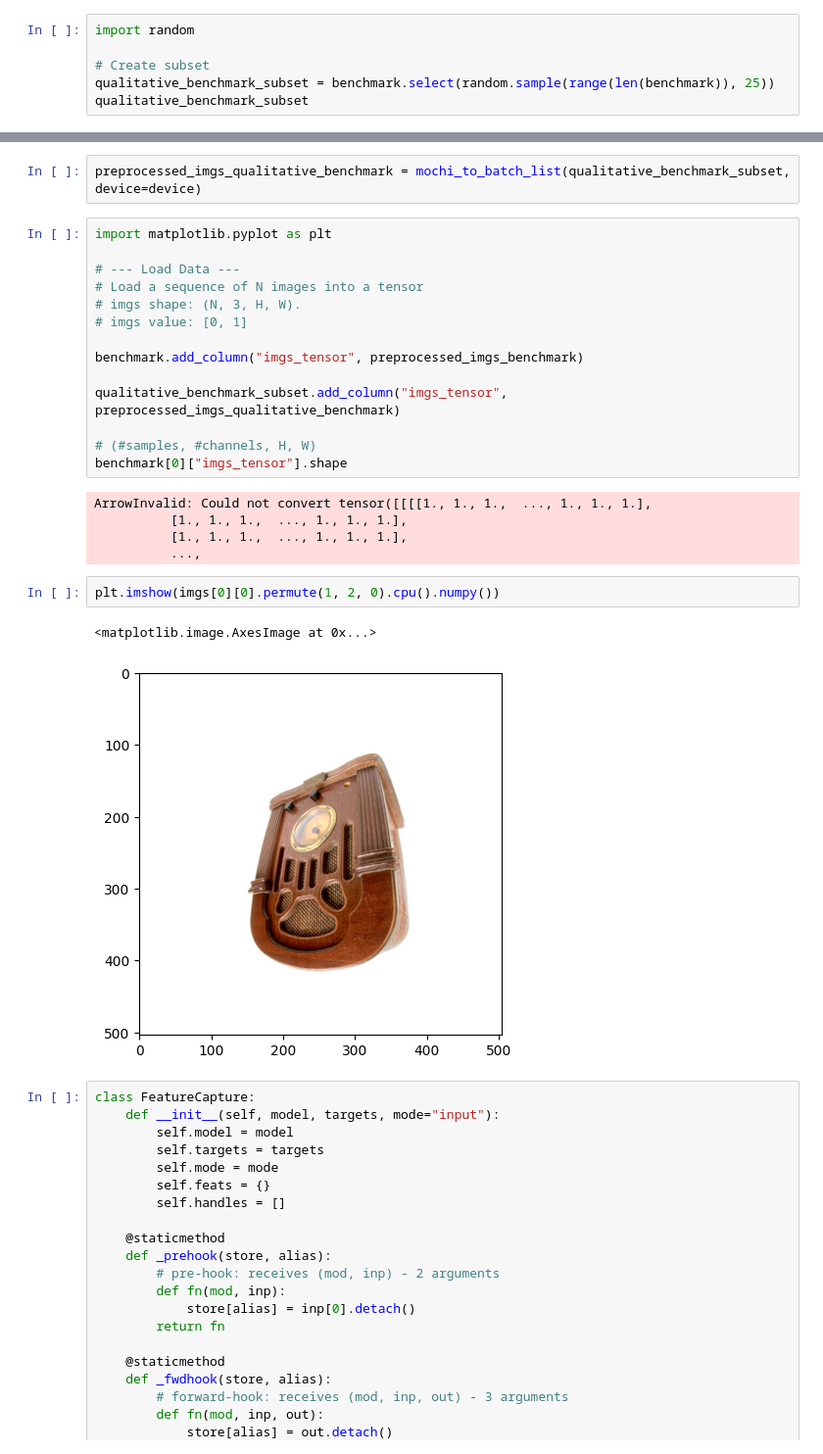
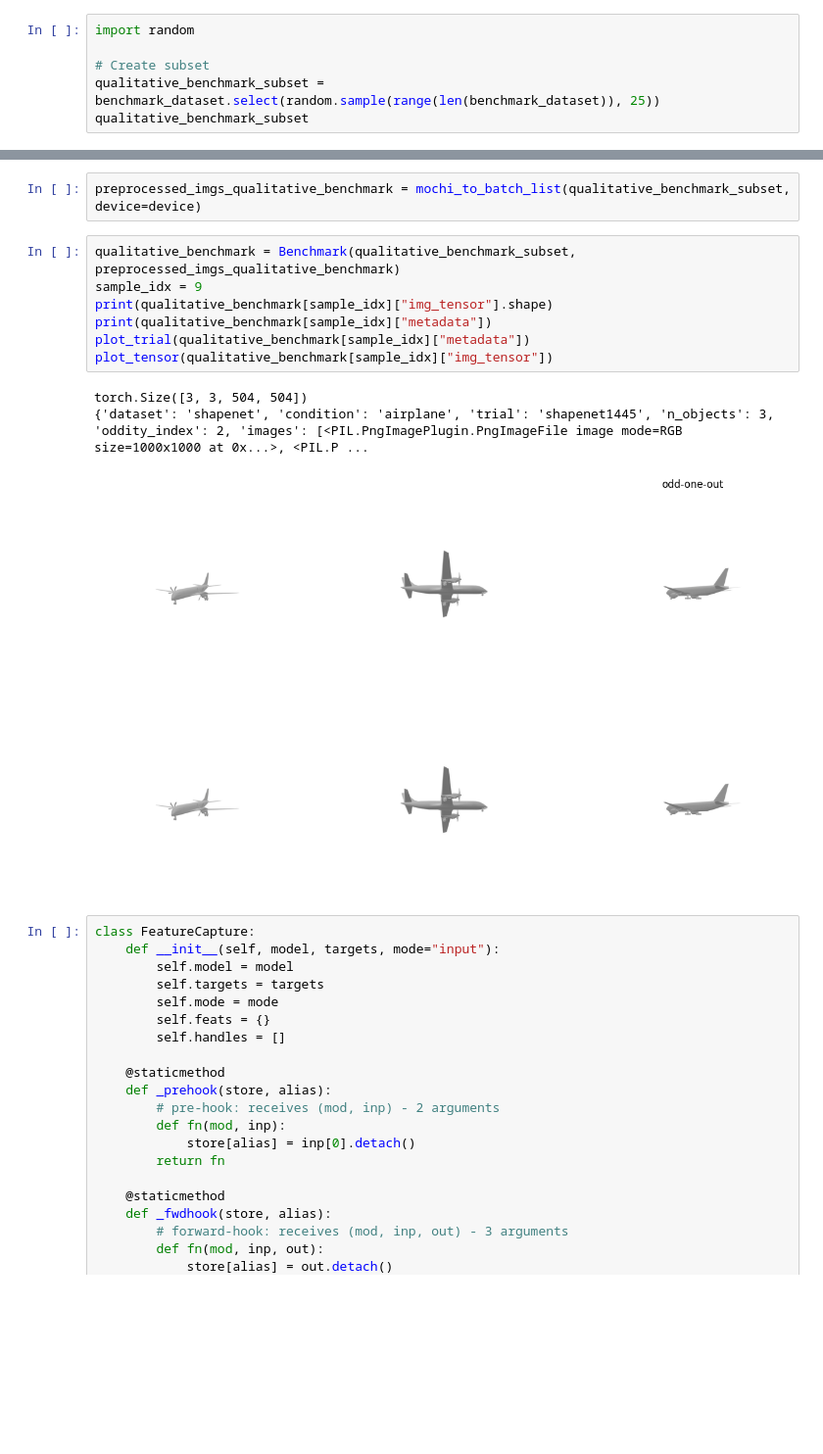
Before and after one commit to jjordanoc/3d-perceptual-eval, a Jupyter notebook: pi3_eval.ipynb, the cells around one changed output, grey strips where cells are left out. Shown at 98% size. Drawn from its saved outputs; the diff is of its cells as text; blank space fills up the shorter version.

```diff
--- a/pi3_eval.ipynb
+++ b/pi3_eval.ipynb
@@ -96,7 +99,7 @@ benchmark
 import random
 
 # Create subset
-qualitative_benchmark_subset = benchmark.select(random.sample(range(len(benchmark)), 25))
+qualitative_benchmark_subset = benchmark_dataset.select(random.sample(range(len(benchmark_dataset)), 25))
 qualitative_benchmark_subset
 # %% [output]
 Dataset({
@@ -215,29 +271,17 @@ torch.Size([3, 3, 504, 504])
 # %%
 preprocessed_imgs_qualitative_benchmark = mochi_to_batch_list(qualitative_benchmark_subset, device=device)
-# %%
-import matplotlib.pyplot as plt
-
-# --- Load Data ---
-# Load a sequence of N images into a tensor
-# imgs shape: (N, 3, H, W).
-# imgs value: [0, 1]
-
-benchmark.add_column("imgs_tensor", preprocessed_imgs_benchmark)
-
-qualitative_benchmark_subset.add_column("imgs_tensor", preprocessed_imgs_qualitative_benchmark)
-
-# (#samples, #channels, H, W)
-benchmark[0]["imgs_tensor"].shape
-# %% [output]
-ArrowInvalid: Could not convert tensor([[[[1., 1., 1.,  ..., 1., 1., 1.],
-          [1., 1., 1.,  ..., 1., 1., 1.],
-          [1., 1., 1.,  ..., 1., 1., 1.],
-          ...,
-# %%
-plt.imshow(imgs[0][0].permute(1, 2, 0).cpu().numpy())
-# %% [output]
-<matplotlib.image.AxesImage at 0x...>
-[figure, removed]
+# %%
+qualitative_benchmark = Benchmark(qualitative_benchmark_subset, preprocessed_imgs_qualitative_benchmark)
+sample_idx = 9
+print(qualitative_benchmark[sample_idx]["img_tensor"].shape)
+print(qualitative_benchmark[sample_idx]["metadata"])
+plot_trial(qualitative_benchmark[sample_idx]["metadata"])
+plot_tensor(qualitative_benchmark[sample_idx]["img_tensor"])
+# %% [output]
+torch.Size([3, 3, 504, 504])
+{'dataset': 'shapenet', 'condition': 'airplane', 'trial': 'shapenet1445', 'n_objects': 3, 'oddity_index': 2, 'images': [<PIL.PngImagePlugin.PngImageFile image mode=RGB size=1000x1000 at 0x...>, <PIL.P ...
+[figure, added]
+[figure, added]
 # %%
 class FeatureCapture:
     def __init__(self, model, targets, mode="input"):
```
Also changed, not shown: parts of 30 cells of this notebook, 2 other files.
